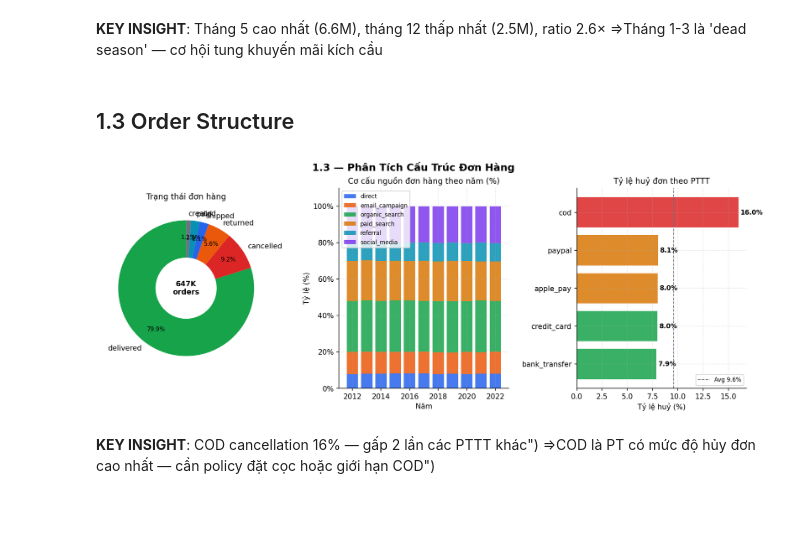
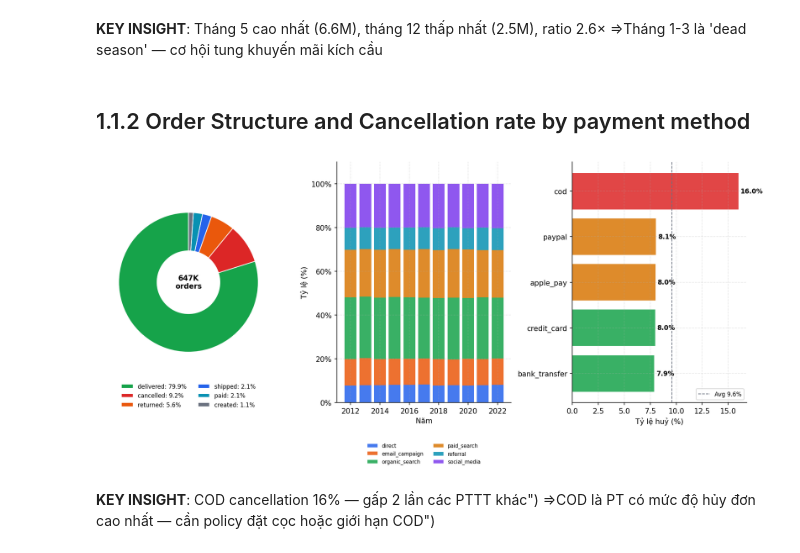
Before and after one commit to dzungphieuluuky/Datathon-VinUni, a Jupyter notebook: datathon.ipynb, the cells around one changed output. Saved outputs shown, nothing was run; the diff lists cells and outputs as text; code cells hidden in the pictures; blank space fills up the shorter version.

```diff
--- a/datathon.ipynb
+++ b/datathon.ipynb
@@ -213,86 +196,91 @@ plot_1_2_seasonality()
 **KEY INSIGHT**: Tháng 5 cao nhất (6.6M), tháng 12 thấp nhất (2.5M), ratio 2.6×
 =>Tháng 1-3 là 'dead season' — cơ hội tung khuyến mãi kích cầu
 # %% [markdown]
-## 1.3 Order Structure
+## 1.1.2 Order Structure and Cancellation rate by payment method
 # %%
-def plot_1_3_order_analysis():
-    fig = plt.figure(figsize=(16, 5))
-    gs  = GridSpec(1, 3, figure=fig, wspace=0.4)
-    fig.suptitle('1.3 — Phân Tích Cấu Trúc Đơn Hàng', fontsize=14, fontweight='bold')
+def plot_1_2():
+    fig = plt.figure(figsize=(16, 6)) # Tăng chiều cao một chút để có chỗ cho legend phía dưới
+    gs  = GridSpec(1, 3, figure=fig, wspace=0.35)
 
     # -- Sub 1: Order status donut --
     ax1 = fig.add_subplot(gs[0])
     status_cnt = orders['order_status'].value_counts()
+    status_pct = (status_cnt / status_cnt.sum() * 100)
+
     status_colors = [COLORS['green'], COLORS['red'], COLORS['coral'],
                      COLORS['blue'], COLORS['teal'], COLORS['gray']]
-    wedges, texts, autotexts = ax1.pie(
+
+    legend_labels = [f'{n}: {p:.1f}%' for n, p in zip(status_cnt.index, status_pct)]
+
+    wedges, texts = ax1.pie(
         status_cnt.values,
-        labels=status_cnt.index,
-        autopct='%1.1f%%',
+        labels=None,
+        autopct=None,
         colors=status_colors[:len(status_cnt)],
-        pctdistance=0.75,
-        wedgeprops=dict(width=0.55),   # donut
+        wedgeprops=dict(width=0.55, edgecolor='w'),
         startangle=90
     )
-    for at in autotexts:
-        at.set_fontsize(8)
-    ax1.set_title('Trạng thái đơn hàng', fontsize=11)
-    # Annotation tâm donut
+
+    # Dịch legend xuống dưới hẳn biểu đồ (loc="upper center", bbox_to_anchor=(0.5, -0.05))
+    ax1.legend(wedges, legend_labels, loc="upper center",
+               bbox_to_anchor=(0.5, -0.05), fontsize=8, frameon=False, ncol=2)
+
     ax1.text(0, 0, f'{len(orders)/1e3:.0f}K\norders',
              ha='center', va='center', fontsize=10, fontweight='bold')
 
-    # -- Sub 2: Order source stacked (by year) --
+    # -- Sub 2: Order source stacked --
     ax2 = fig.add_subplot(gs[1])
-    # Group by year and order_source, then unstack to get columns for each source
     source_yr = orders.groupby(['year','order_source'])['order_id'].count().unstack(fill_value=0)
-    # Calculate percentages for stacking
-    source_pct = source_yr.div(source_yr.sum(axis=1), axis=0) * 100
-    # Define colors for different order sources
+    source_pct_df = source_yr.div(source_yr.sum(axis=1), axis=0) * 100
+
     source_colors = {
-        'direct': COLORS['blue'],
-        'organic_search': COLORS['green'],
-        'paid_search': COLORS['amber'],
-        'social_media': COLORS['purple'],
-        'email_campaign': COLORS['coral'],
-        'referral': COLORS['teal']
+        'direct': COLORS['blue'], 'organic_search': COLORS['green'],
+        'paid_search': COLORS['amber'], 'social_media': COLORS['purple'],
+        'email_campaign': COLORS['coral'], 'referral': COLORS['teal']
     }
 
-    bottom = np.zeros(len(source_pct))
-    for col in source_pct.columns:
-        ax2.bar(source_pct.index, source_pct[col], bottom=bottom,
+    bottom = np.zeros(len(source_pct_df))
+    for col in source_pct_df.columns:
+        ax2.bar(source_pct_df.index, source_pct_df[col], bottom=bottom,
                 color=source_colors.get(col, COLORS['gray']), label=col, alpha=0.85)
-        bottom += source_pct[col].values
-    ax2.set_title('Cơ cấu nguồn đơn hàng theo năm (%)', fontsize=11)
+        bottom += source_pct_df[col].values
+
     ax2.set_ylabel('Tỷ lệ (%)')
     ax2.set_xlabel('Năm')
-    ax2.legend(fontsize=8, loc='upper left')
+    # Thu gọn legend của sub 2 để tránh lấn sang sub 3
+    ax2.legend(fontsize=7, loc='upper center', bbox_to_anchor=(0.5, -0.15), ncol=2, frameon=False)
     ax2.set_ylim(0, 110)
     ax2.yaxis.set_major_formatter(mticker.FuncFormatter(lambda x,_: f'{x:.0f}%'))
 
     # -- Sub 3: Cancellation rate by payment method --
     ax3 = fig.add_subplot(gs[2])
+    # Tỷ lệ hủy đơn COD (16%) cao gấp đôi các phương thức khác
     cancel_pay = orders.groupby('payment_method').apply(
         lambda x: (x['order_status']=='cancelled').sum()/len(x)*100
     ).sort_values(ascending=True)
+
     bar_c = [COLORS['red'] if v > 10 else COLORS['amber'] if v > 8 else COLORS['green']
              for v in cancel_pay.values]
     hbars = ax3.barh(cancel_pay.index, cancel_pay.values, color=bar_c, alpha=0.85)
+
     for bar, val in zip(hbars, cancel_pay.values):
         ax3.text(val + 0.2, bar.get_y() + bar.get_height()/2,
                  f'{val:.1f}%', va='center', fontsize=9, fontweight='bold')
+
     ax3.axvline(x=cancel_pay.mean(), color=COLORS['gray'], linestyle='--',
                 linewidth=1, label=f'Avg {cancel_pay.mean():.1f}%')
-    ax3.set_title('Tỷ lệ huỷ đơn theo PTTT', fontsize=11)
     ax3.set_xlabel('Tỷ lệ huỷ (%)')
-    ax3.legend(fontsize=8)
+    ax3.legend(fontsize=8, loc='lower right')
 
-    plt.savefig('figures/1_3_order_structure.png', bbox_inches='tight', dpi=150)
+    # Chỉnh layout để không bị cắt mất legend nằm ngoài
+    plt.tight_layout()
+    # Xuất ảnh chuẩn cho LaTeX
+    plt.savefig('Figures/plot1_2.png', bbox_inches='tight', dpi=300)
     plt.show()
 
-
-plot_1_3_order_analysis()
+plot_1_2()
 # %% [output]
-[figure, old version]
+[figure, new version]
 # %% [markdown]
 **KEY INSIGHT**: COD cancellation 16% — gấp 2 lần các PTTT khác")
 =>COD là PT có mức độ hủy đơn cao nhất — cần policy đặt cọc hoặc giới hạn COD")
```
Also changed, not shown: parts of 26 cells of this notebook, 10 other files.
